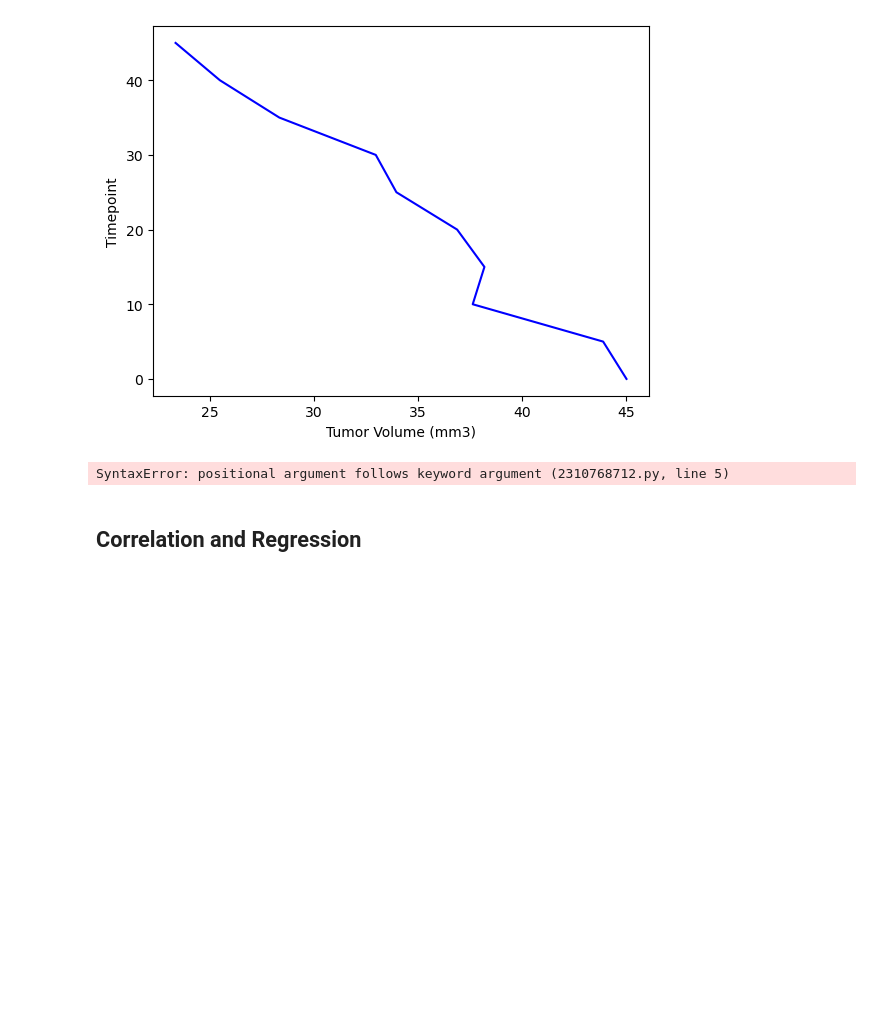
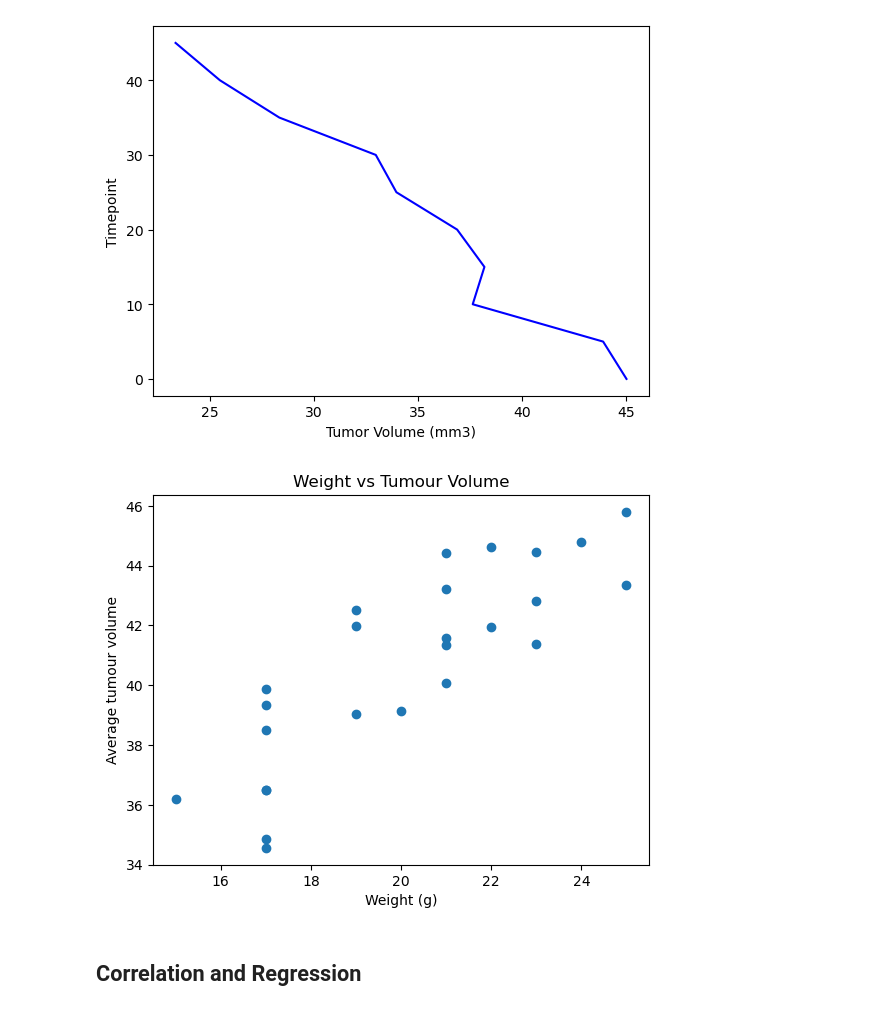
Before and after one commit to stephfer17/challeneg5, a Jupyter notebook: pymaceuticals_starter.ipynb, the cells around one changed output. Drawn from its saved outputs; the diff is of its cells as text; code cells hidden in the pictures; blank space fills up the shorter version.

Commit message:
added scatter plot and started on regression

```diff
--- a/pymaceuticals_starter.ipynb
+++ b/pymaceuticals_starter.ipynb
@@ -257,11 +258,19 @@ Text(0, 0.5, 'Timepoint')
 [figure]
 # %%
 # Generate a scatter plot of mouse weight vs. the average observed tumor volume for the entire Capomulin regimen
-plot_scat=clean_combines.loc[clean_combines['Drug Regimen']=='Capomulin',:]
-yaxis = plot_scat["Tumor Volume (mm3)"].mean()
-xaxis = plot_scat["Weight (g)"]
-clean_combines.plot(kind="scatter", xaxis,yaxis, grid=True, figsize=(8,8),title="mouse weight vs. the average observed tumor")
+#Take all the mice that had Capomulin
+scat_plot=clean_combines.loc[clean_combines['Drug Regimen']=='Capomulin',:]
+#Get the average of them
+scat_plot_final = scat_plot.groupby(['Mouse ID']).mean()
+#set the axis
+yaxis = scat_plot_final ["Tumor Volume (mm3)"]
+xaxis = scat_plot_final["Weight (g)"]
+plt.scatter(xaxis,yaxis)
+plt.title ("Weight vs Tumour Volume")
+plt.xlabel("Weight (g)")
+plt.ylabel("Average tumour volume")
+plt.show()
 # %% [output]
-SyntaxError: positional argument follows keyword argument (2310768712.py, line 5)
+[figure, added]
 # %% [markdown]
 ## Correlation and Regression
```
Also changed, not shown: parts of 3 cells of this notebook.
